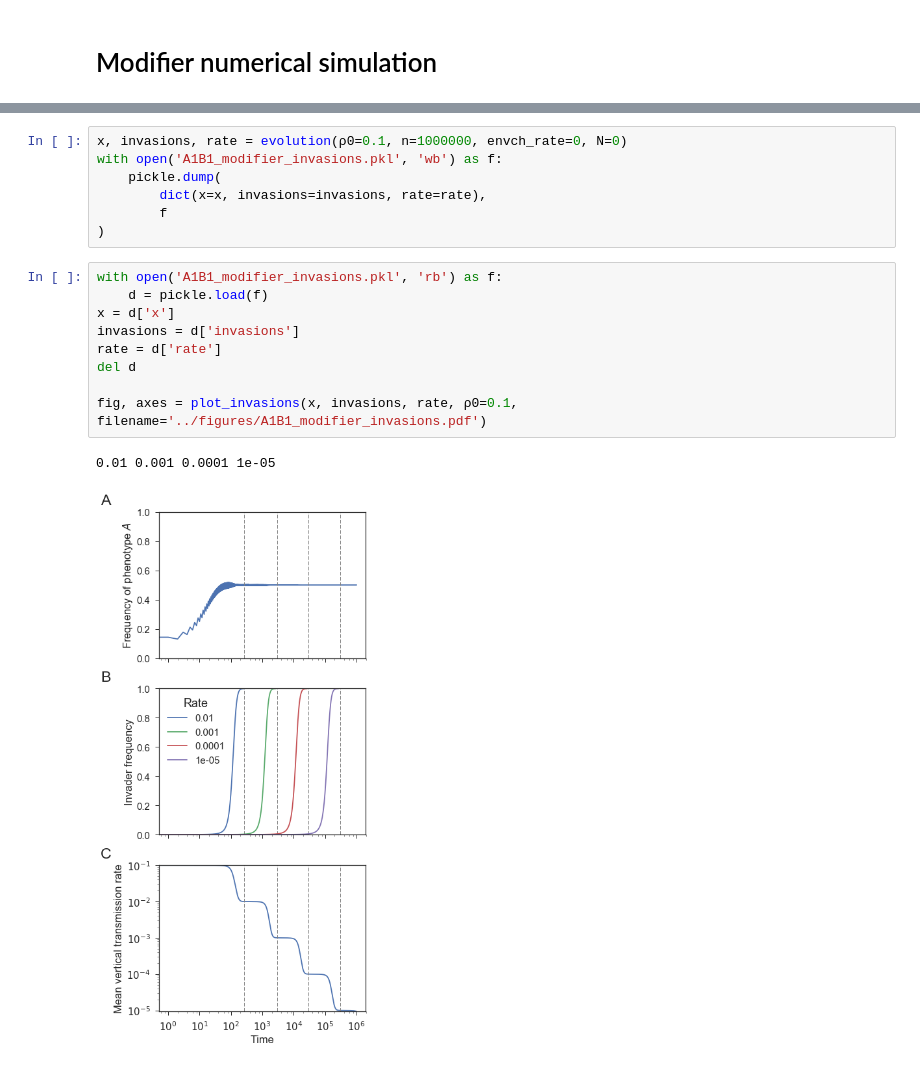
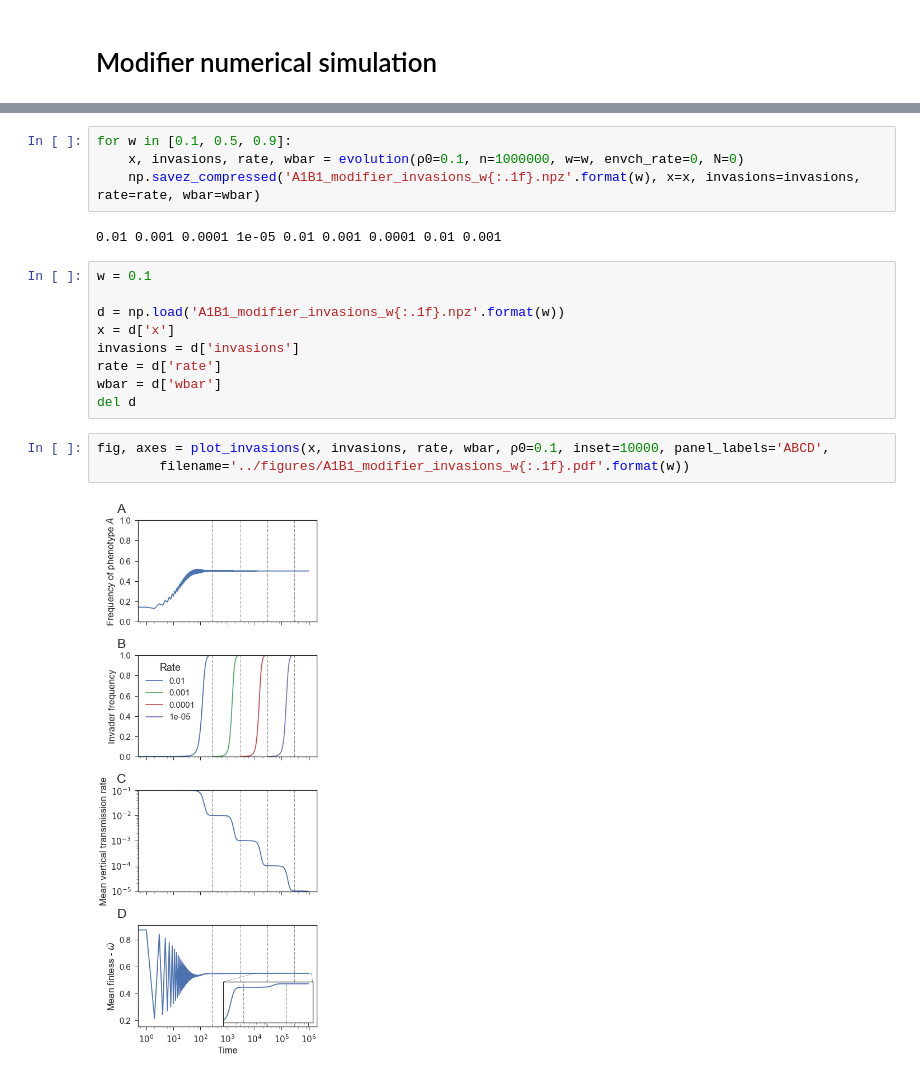
Before and after one commit to yoavram/Milpitas, a Jupyter notebook: notebooks/modifiers recursion.ipynb, the cells around one changed output, grey strips where cells are left out. Saved outputs shown, nothing was run; the diff lists cells and outputs as text.

```diff
--- a/notebooks/modifiers recursion.ipynb
+++ b/notebooks/modifiers recursion.ipynb
@@ -128,21 +151,22 @@ def plot_invasions(x, invasions, rate, ρ0, time_step=1, filename=None):
         fig.savefig(filename, bbox_inches='tight', bbox_extra_artists=labels)
     return fig, axes
 # %%
-x, invasions, rate = evolution(ρ0=0.1, n=1000000, envch_rate=0, N=0)
-with open('A1B1_modifier_invasions.pkl', 'wb') as f:
-    pickle.dump(
-        dict(x=x, invasions=invasions, rate=rate),
-        f
-)
+for w in [0.1, 0.5, 0.9]:
+    x, invasions, rate, wbar = evolution(ρ0=0.1, n=1000000, w=w, envch_rate=0, N=0)
+    np.savez_compressed('A1B1_modifier_invasions_w{:.1f}.npz'.format(w), x=x, invasions=invasions, rate=rate, wbar=wbar)
+# %% [output]
+0.01 0.001 0.0001 1e-05 0.01 0.001 0.0001 0.01 0.001
-# %%
-with open('A1B1_modifier_invasions.pkl', 'rb') as f:
-    d = pickle.load(f)
-x = d['x']
-invasions = d['invasions']
-rate = d['rate']
-del d
-
-fig, axes = plot_invasions(x, invasions, rate, ρ0=0.1, filename='../figures/A1B1_modifier_invasions.pdf')
-# %% [output]
-0.01 0.001 0.0001 1e-05
-[figure, removed]
+# %%
+w = 0.1
+
+d = np.load('A1B1_modifier_invasions_w{:.1f}.npz'.format(w))
+x = d['x']
+invasions = d['invasions']
+rate = d['rate']
+wbar = d['wbar']
+del d
+# %%
+fig, axes = plot_invasions(x, invasions, rate, wbar, ρ0=0.1, inset=10000, panel_labels='ABCD',
+        filename='../figures/A1B1_modifier_invasions_w{:.1f}.pdf'.format(w))
+# %% [output]
+[figure, added]
```
Also changed, not shown: parts of 18 cells of this notebook, 3 other files.
